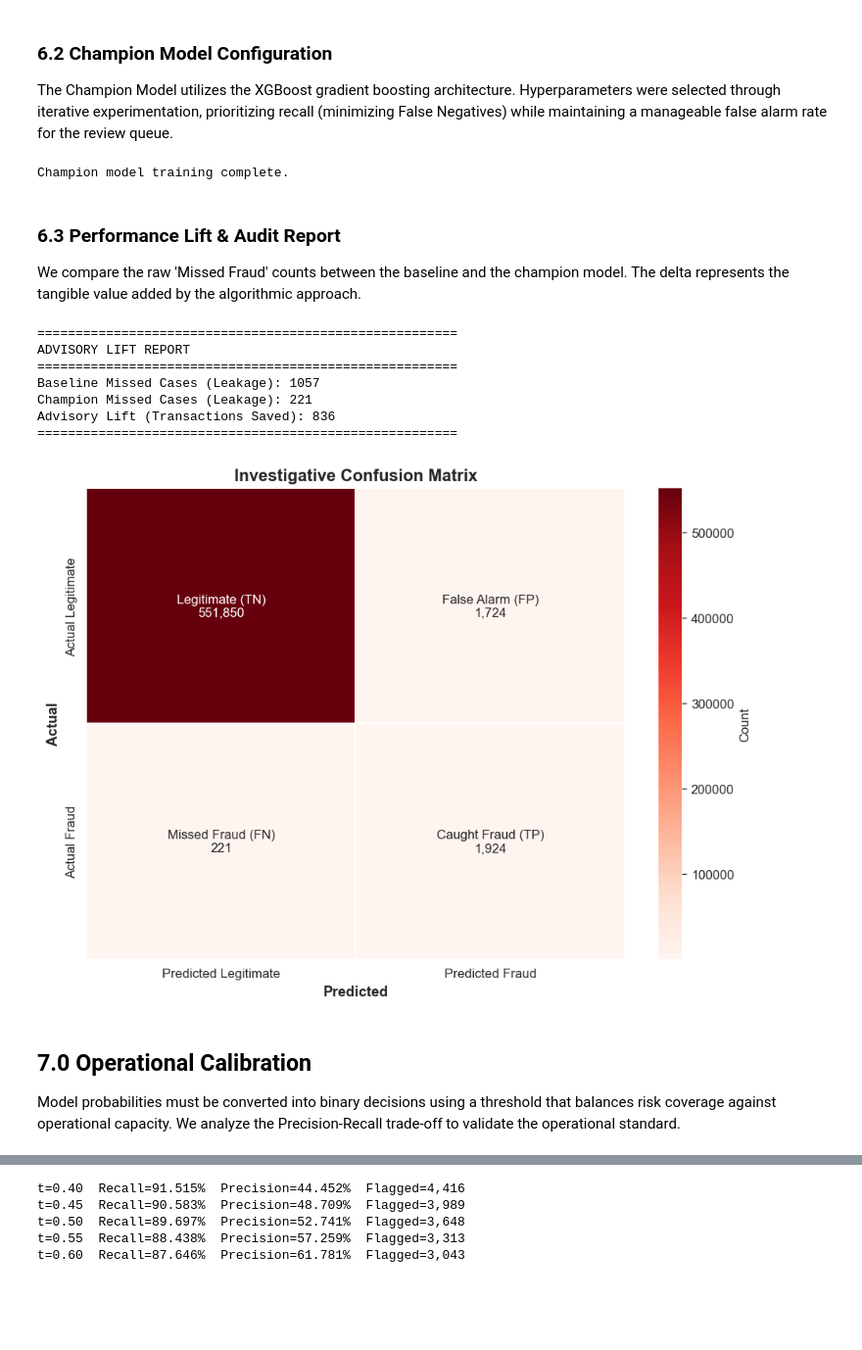
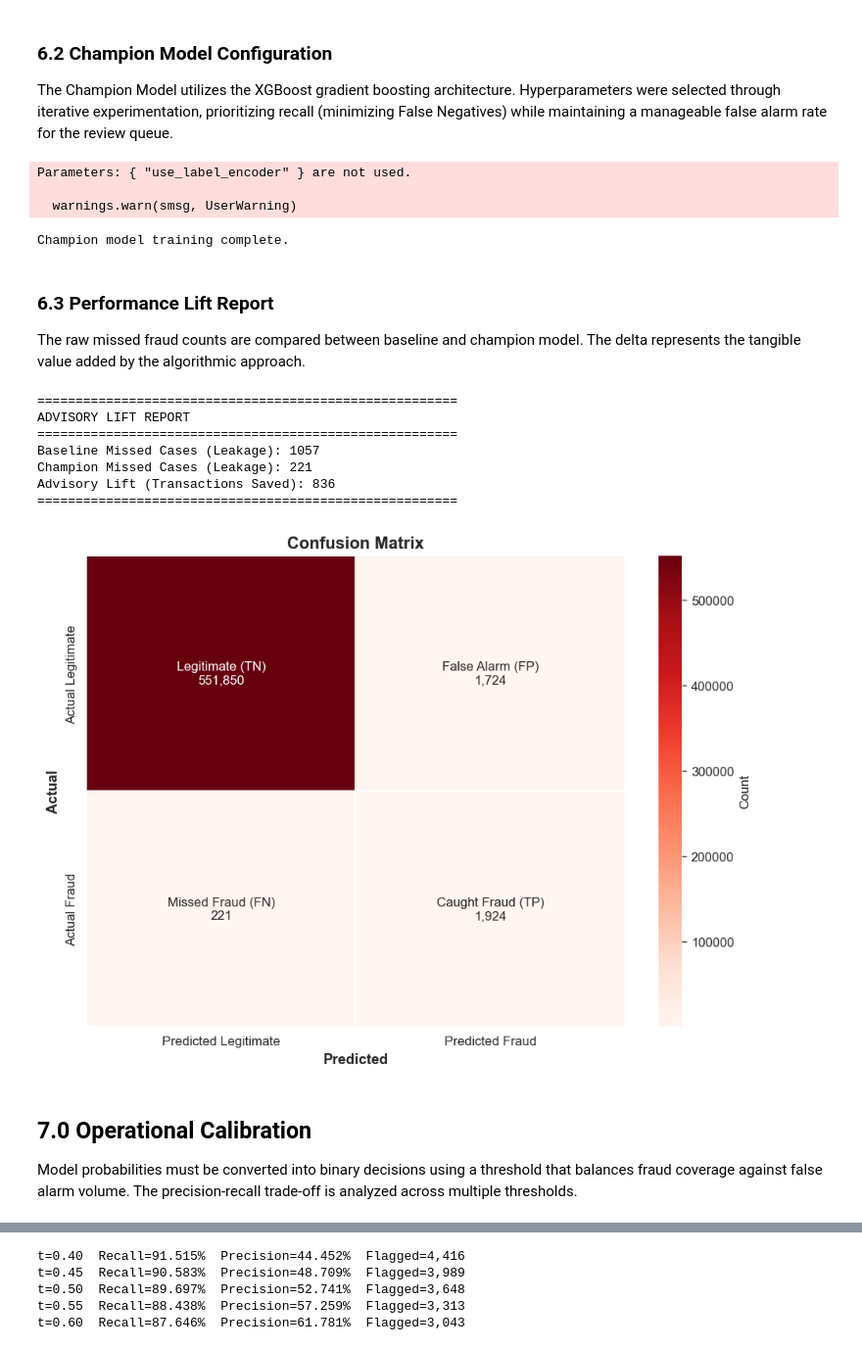
Before and after one commit to MachineheadLearning/fraud-forensics-pipeline, a Jupyter notebook: notebooks/analysis.ipynb, the cells around one changed output, grey strips where cells are left out. Shown at 98% size. Drawn from its saved outputs; the diff is of its cells as text; code cells hidden in the pictures; blank space fills up the shorter version.

```diff
--- a/notebooks/analysis.ipynb
+++ b/notebooks/analysis.ipynb
@@ -641,7 +661,6 @@ champion_model = XGBClassifier(
     max_depth=6,
     gamma=0.2,
     random_state=42,
-    use_label_encoder=False,
     n_jobs=5
 )
 champion_model.fit(X_train_res, y_train_res)
@@ -649,11 +668,14 @@ y_pred_xgb = champion_model.predict(X_test)
 
 print("Champion model training complete.")
 # %% [output]
-Champion model training complete.
+Parameters: { "use_label_encoder" } are not used.
+
+  warnings.warn(smsg, UserWarning)
+Champion model training complete.
 # %% [markdown]
-### 6.3 Performance Lift & Audit Report
+### 6.3 Performance Lift Report
 
-We compare the raw 'Missed Fraud' counts between the baseline and the champion model. The delta represents the tangible value added by the algorithmic approach.
+The raw missed fraud counts are compared between baseline and champion model. The delta represents the tangible value added by the algorithmic approach.
 # %%
 fn_xgb = int(confusion_matrix(y_test, y_pred_xgb).ravel()[2])
 
@@ -666,39 +688,39 @@ print(f"Advisory Lift (Transactions Saved): {fn_dummy - fn_xgb}")
 print("=" * 55)
 
 # Investigative Confusion Matrix
 cm = confusion_matrix(y_test, y_pred_xgb)
 tn, fp, fn, tp = cm.ravel()
 
 labels = np.array([
     [f'Legitimate (TN)\n{tn:,}', f'False Alarm (FP)\n{fp:,}'],
     [f'Missed Fraud (FN)\n{fn:,}', f'Caught Fraud (TP)\n{tp:,}']
 ])
 
 fig, ax = plt.subplots(figsize=(8, 6))
 sns.heatmap(
     cm, annot=labels, fmt='', cmap='Reds',
     xticklabels=['Predicted Legitimate', 'Predicted Fraud'],
     yticklabels=['Actual Legitimate', 'Actual Fraud'],
     linewidths=1, cbar_kws={'label': 'Count'}, ax=ax
 )
-ax.set_title('Investigative Confusion Matrix', fontsize=13, fontweight='bold')
+ax.set_title('Confusion Matrix', fontsize=13, fontweight='bold')
 ax.set_xlabel('Predicted', fontsize=11, fontweight='bold')
 ax.set_ylabel('Actual', fontsize=11, fontweight='bold')
 plt.tight_layout()
 plt.show()
 # %% [output]
 =======================================================
 ADVISORY LIFT REPORT
 =======================================================
 Baseline Missed Cases (Leakage): 1057
 Champion Missed Cases (Leakage): 221
 Advisory Lift (Transactions Saved): 836
 =======================================================
-[figure, old version]
+[figure, new version]
 # %% [markdown]
 ## 7.0 Operational Calibration
 
-Model probabilities must be converted into binary decisions using a threshold that balances risk coverage against operational capacity. We analyze the Precision-Recall trade-off to validate the operational standard.
+Model probabilities must be converted into binary decisions using a threshold that balances fraud coverage against false alarm volume. The precision-recall trade-off is analyzed across multiple thresholds.
 # %% [markdown]
 ### 7.1 Precision-Recall Analysis
 
```
Also changed, not shown: parts of 42 cells of this notebook, 1 other file.
